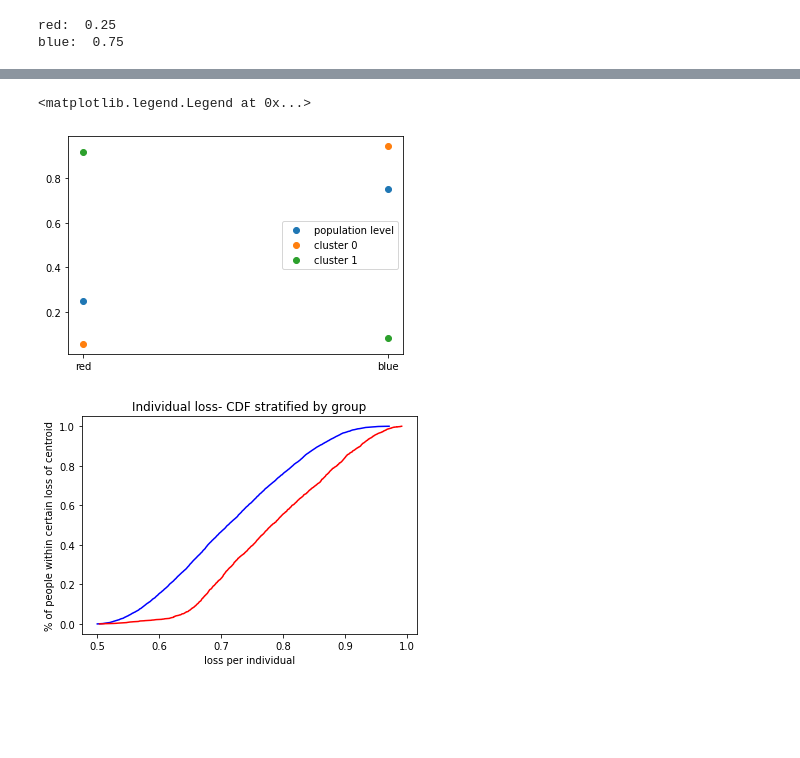
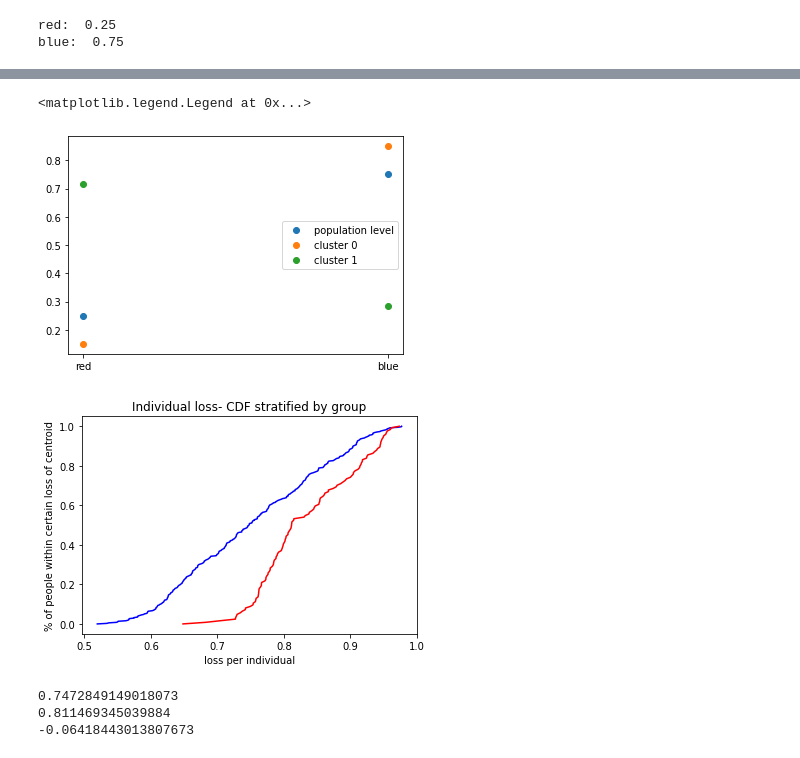
Before and after one commit to mbalestra/AllocateResourcesFairly, a Jupyter notebook: algorithm/synth_data.ipynb, the cells around one changed output, grey strips where cells are left out. Saved outputs shown, nothing was run; the diff lists cells and outputs as text; code cells hidden in the pictures; blank space fills up the shorter version.

```diff
--- a/algorithm/synth_data.ipynb
+++ b/algorithm/synth_data.ipynb
@@ -7,10 +7,13 @@ def calc_loss(x,y,x_ref,y_ref):
     distance = np.sqrt((((x-x_ref)**2)+((y-y_ref)**2)))
 
     # refer to the above distance function to determine individual loss
-    loss = 1/(1+ np.exp(-distance)) #converts distances to probability distribution
+    loss = 1/(1+ np.exp(-1*distance)) #converts distances to probability distribution
 
     #return distance
     return loss
+# %%
+def calc_dist(x,y,x_ref,y_ref):
+  return np.sqrt((((x-x_ref)**2)+((y-y_ref)**2)))
 # %%
 # this function compares the loss between two groups at a certain percentile level
 def compare_loss(group1,group2,percentile):
@@ -198,6 +198,7 @@ def assign_cluster(df, centroids):
     #loss based on euclidean distance for each individual point compared to both centroids
     #stored in dataframe
     df['loss_from_{}'.format(i)] = calc_loss(df['x_coord'], df['y_coord'], centroids[i][0], centroids[i][1])
+    df['dist_from_{}'.format(i)] = calc_dist(df['x_coord'], df['y_coord'], centroids[i][0], centroids[i][1])
 
   centroid_dist_col = ['loss_from_{}'.format(i) for i in centroids.keys()]
 
@@ -220,7 +221,7 @@ import pandas as pd
 
 
 # Generate Imbalanced Synthetic Data
-X,y = make_classification(n_samples=10000, shift=4 ,n_features=2,n_informative=2, n_redundant=0, n_repeated=0, n_classes=2, n_clusters_per_class=2,class_sep=.8,flip_y=0,weights=[0.75,0.25], random_state=55)
+X,y = make_classification(n_samples=500, shift=4 ,n_features=2,n_informative=2, n_redundant=0, n_repeated=0, n_classes=2, n_clusters_per_class=2,class_sep=.8,flip_y=0,weights=[0.75,0.25], random_state=55)
 
 #create dataframe to hold x and y coordinates
 df = pd.DataFrame({
@@ -241,8 +242,8 @@ k = 2
 
 #randomly initialized centroid x and y coordinates (in real data we will actually have these coordinates)
 centroids = {
-    0: [3,4],
-    1: [5.5, 4.5]
+    0: (3,4),
+    1: (5, 6)
 }
 
 #colors for centroids
@@ -369,33 +372,41 @@ plt.scatter(color_rates['color'],color_rates['cluster_1'],label = 'cluster 1')
 plt.legend()
 # %% [output]
 <matplotlib.legend.Legend at 0x...>
-[figure, old version]
+[figure, new version]
 # %%
+from scipy import stats
 #CDF for all blue and red points
 #cdf for group 0 (all blue points)
 sorted_data_0 = group_0.sort_values(by=['min_loss'])
 sorted_len_0 = len(sorted_data_0['min_loss'])
 yvals_0 = np.arange(sorted_len_0)/float(sorted_len_0-1)
 
 #cdf for group 1 (all red points)
 sorted_data_1 = group_1.sort_values(by=['min_loss'])
 sorted_len_1 = len(sorted_data_1['min_loss'])
 yvals_1 = np.arange(sorted_len_1)/float(sorted_len_1-1)
 
 
 plt.plot(sorted_data_0['min_loss'], yvals_0, 'b')
 plt.plot(sorted_data_1['min_loss'], yvals_1, 'r')
 
 plt.xlabel('loss per individual')
 plt.ylabel('% of people within certain loss of centroid')
 plt.title('Individual loss- CDF stratified by group')
 plt.show()
 
-
+x = stats.scoreatpercentile(sorted_data_0['min_loss'], 50)
+r = stats.scoreatpercentile(sorted_data_1['min_loss'], 50)
+print(x)
+print(r)
+print(x-r)
 #blue = 0 (blue points)
 #red = 1 (red points)
 # %% [output]
-[figure, old version]
+[figure, new version]
+0.7472849149018073
+0.811469345039884
+-0.06418443013807673
 # %%
 df = assign_cluster(df, centroids)
 df
```
Also changed, not shown: parts of 10 cells of this notebook, 1 other file.
